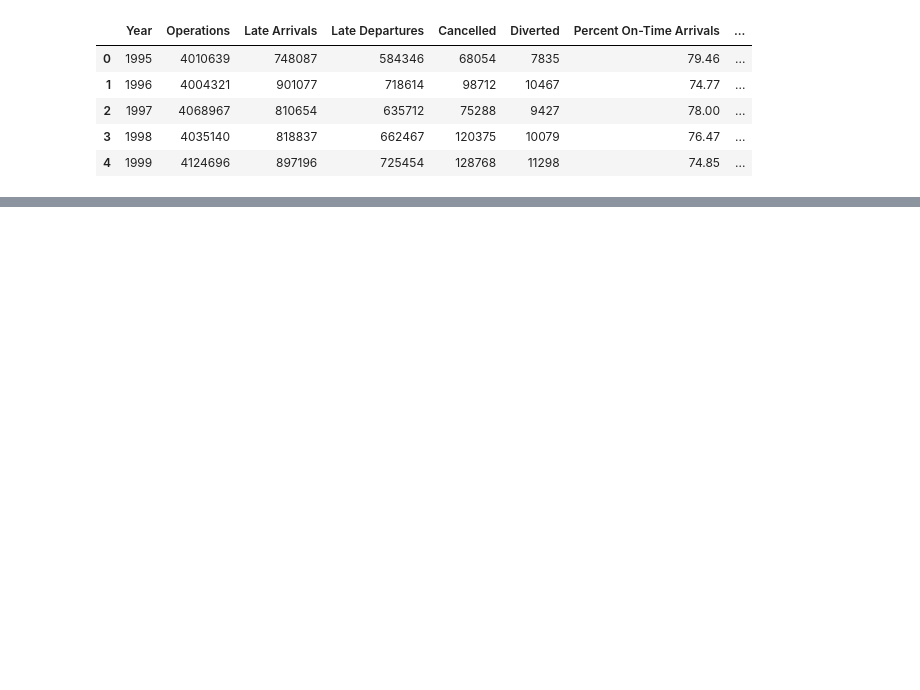
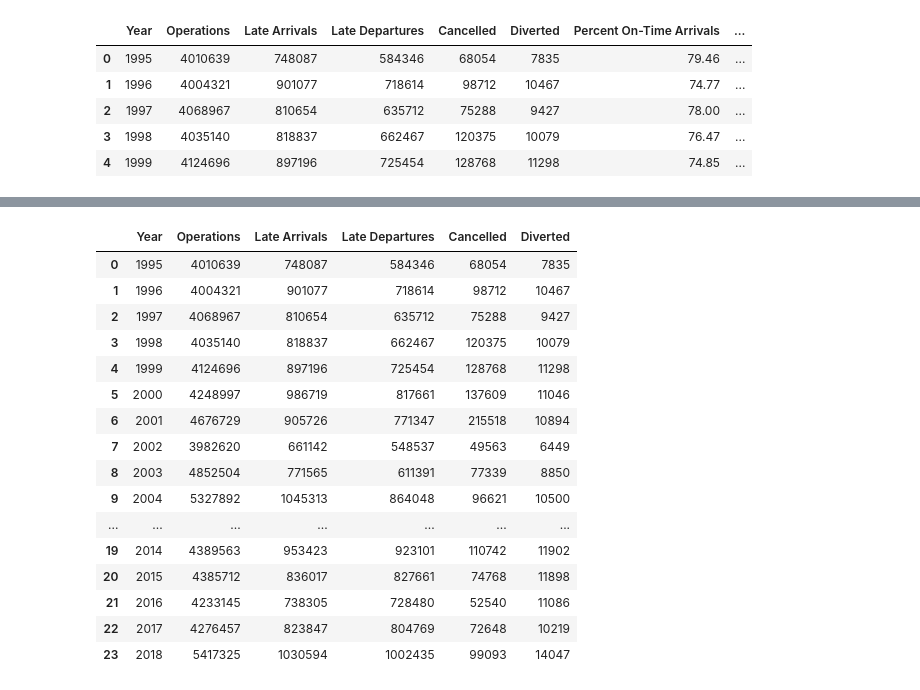
Before and after one commit to ddcruz/Project1, a Jupyter notebook: onTime.ipynb, the cells around one changed output, grey strips where cells are left out. Saved outputs shown, nothing was run; the diff lists cells and outputs as text; code cells hidden in the pictures; blank space fills up the shorter version.

```diff
--- a/onTime.ipynb
+++ b/onTime.ipynb
@@ -66,0 +71,21 @@ df.plot(x='Year', y='Percent On-Time Arrivals')
+# %%
+df = df[['Year', 'Operations', 'Late Arrivals', 'Late Departures', 'Cancelled', 'Diverted']]
+df
+# %% [output]
+|  | Year | Operations | Late Arrivals | Late Departures | Cancelled | Diverted |
+| 0 | 1995 | 4010639 | 748087 | 584346 | 68054 | 7835 |
+| 1 | 1996 | 4004321 | 901077 | 718614 | 98712 | 10467 |
+| 2 | 1997 | 4068967 | 810654 | 635712 | 75288 | 9427 |
+| 3 | 1998 | 4035140 | 818837 | 662467 | 120375 | 10079 |
+| 4 | 1999 | 4124696 | 897196 | 725454 | 128768 | 11298 |
+| 5 | 2000 | 4248997 | 986719 | 817661 | 137609 | 11046 |
+| 6 | 2001 | 4676729 | 905726 | 771347 | 215518 | 10894 |
+| 7 | 2002 | 3982620 | 661142 | 548537 | 49563 | 6449 |
+| 8 | 2003 | 4852504 | 771565 | 611391 | 77339 | 8850 |
+| 9 | 2004 | 5327892 | 1045313 | 864048 | 96621 | 10500 |
+| ... | ... | ... | ... | ... | ... | ... |
+| 19 | 2014 | 4389563 | 953423 | 923101 | 110742 | 11902 |
+| 20 | 2015 | 4385712 | 836017 | 827661 | 74768 | 11898 |
+| 21 | 2016 | 4233145 | 738305 | 728480 | 52540 | 11086 |
+| 22 | 2017 | 4276457 | 823847 | 804769 | 72648 | 10219 |
+| 23 | 2018 | 5417325 | 1030594 | 1002435 | 99093 | 14047 |
```
Also changed, not shown: parts of 5 cells of this notebook.
